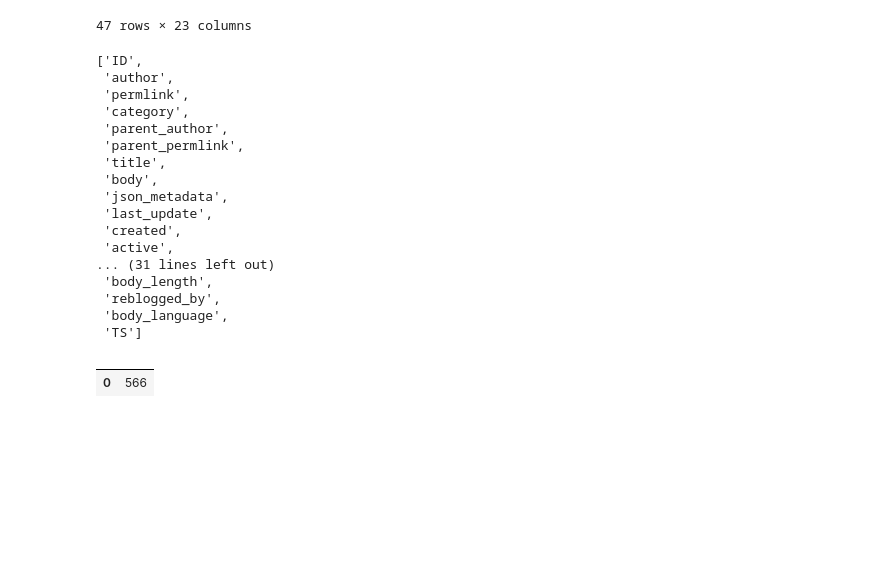
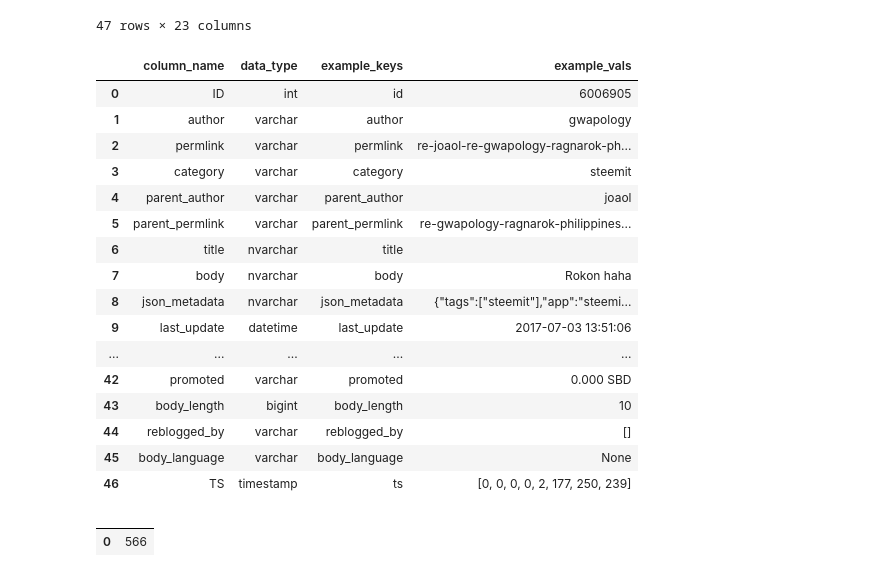
Before and after one commit to oraclown/hivesearch, a Jupyter notebook: hivesql-exploring-1.ipynb, the cells around one changed output. Drawn from its saved outputs; the diff is of its cells as text; code cells hidden in the pictures; blank space fills up the shorter version.

Commit message:
got potential mappings for es index

```diff
--- a/hivesql-exploring-1.ipynb
+++ b/hivesql-exploring-1.ipynb
@@ -88,25 +102,33 @@ select * from information_schema.columns where table_name = 'Comments'
 | 45 | DBHive | dbo | Comments | body_language | 46 | None | YES | ... |
 | 46 | DBHive | dbo | Comments | TS | 47 | None | NO | ... |
 47 rows × 23 columns
-# %%
-q = "select column_name from information_schema.columns where table_name = 'Comments';"
-col_names_df = query_df(q)
-list(col_names_df.column_name.values)
-# %% [output]
-['ID',
- 'author',
- 'permlink',
- 'category',
- 'parent_author',
- 'parent_permlink',
- 'title',
- 'body',
- 'json_metadata',
- 'last_update',
- 'created',
- 'active',
-... (31 lines left out)
- 'body_length',
- 'reblogged_by',
- 'body_language',
- 'TS']
+# %%
+col_info_query = "select * from information_schema.columns where table_name = 'Comments';"
+col_info_df = query_df(col_info_query)
+col_names_types = col_info_df[['column_name', 'data_type']]
+
+example_entry_query = "select top 1 * from Comments;"
+example_query_df = query_df(example_entry_query)
+example_query_df = example_query_df.T.reset_index()
+example_query_df.columns = ['example_keys', 'example_vals']
+
+es_index_mappings = col_names_types.join(example_query_df)
+es_index_mappings
+# %% [output]
+|  | column_name | data_type | example_keys | example_vals |
+| 0 | ID | int | id | 6006905 |
+| 1 | author | varchar | author | gwapology |
+| 2 | permlink | varchar | permlink | re-joaol-re-gwapology-ragnarok-ph... |
+| 3 | category | varchar | category | steemit |
+| 4 | parent_author | varchar | parent_author | joaol |
+| 5 | parent_permlink | varchar | parent_permlink | re-gwapology-ragnarok-philippines... |
+| 6 | title | nvarchar | title |  |
+| 7 | body | nvarchar | body | Rokon haha |
+| 8 | json_metadata | nvarchar | json_metadata | {"tags":["steemit"],"app":"steemi... |
+| 9 | last_update | datetime | last_update | 2017-07-03 13:51:06 |
+| ... | ... | ... | ... | ... |
+| 42 | promoted | varchar | promoted | 0.000 SBD |
+| 43 | body_length | bigint | body_length | 10 |
+| 44 | reblogged_by | varchar | reblogged_by | [] |
+| 45 | body_language | varchar | body_language | None |
+| 46 | TS | timestamp | ts | [0, 0, 0, 0, 2, 177, 250, 239] |
```
Also changed, not shown: parts of 6 cells of this notebook, 1 other file.
